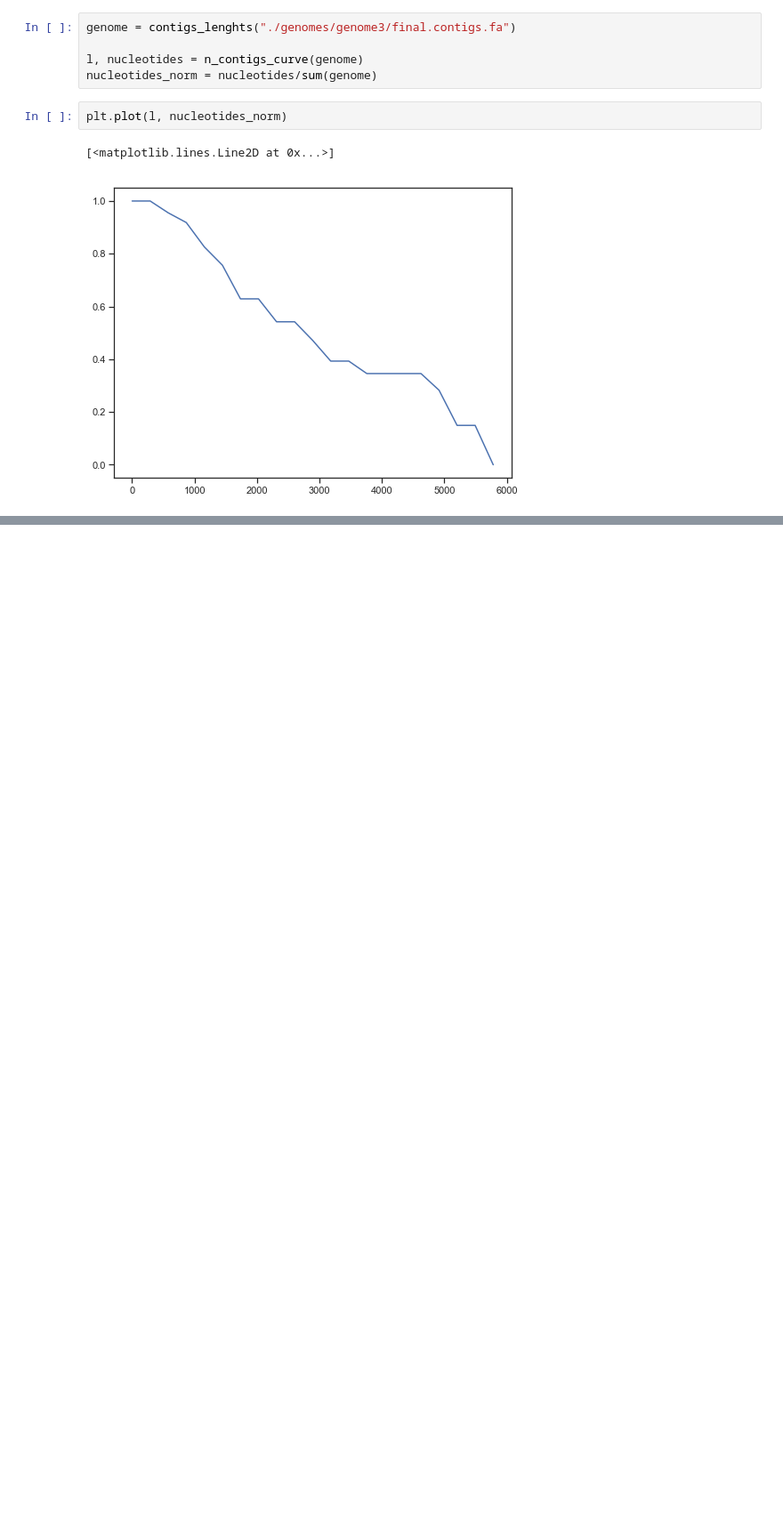
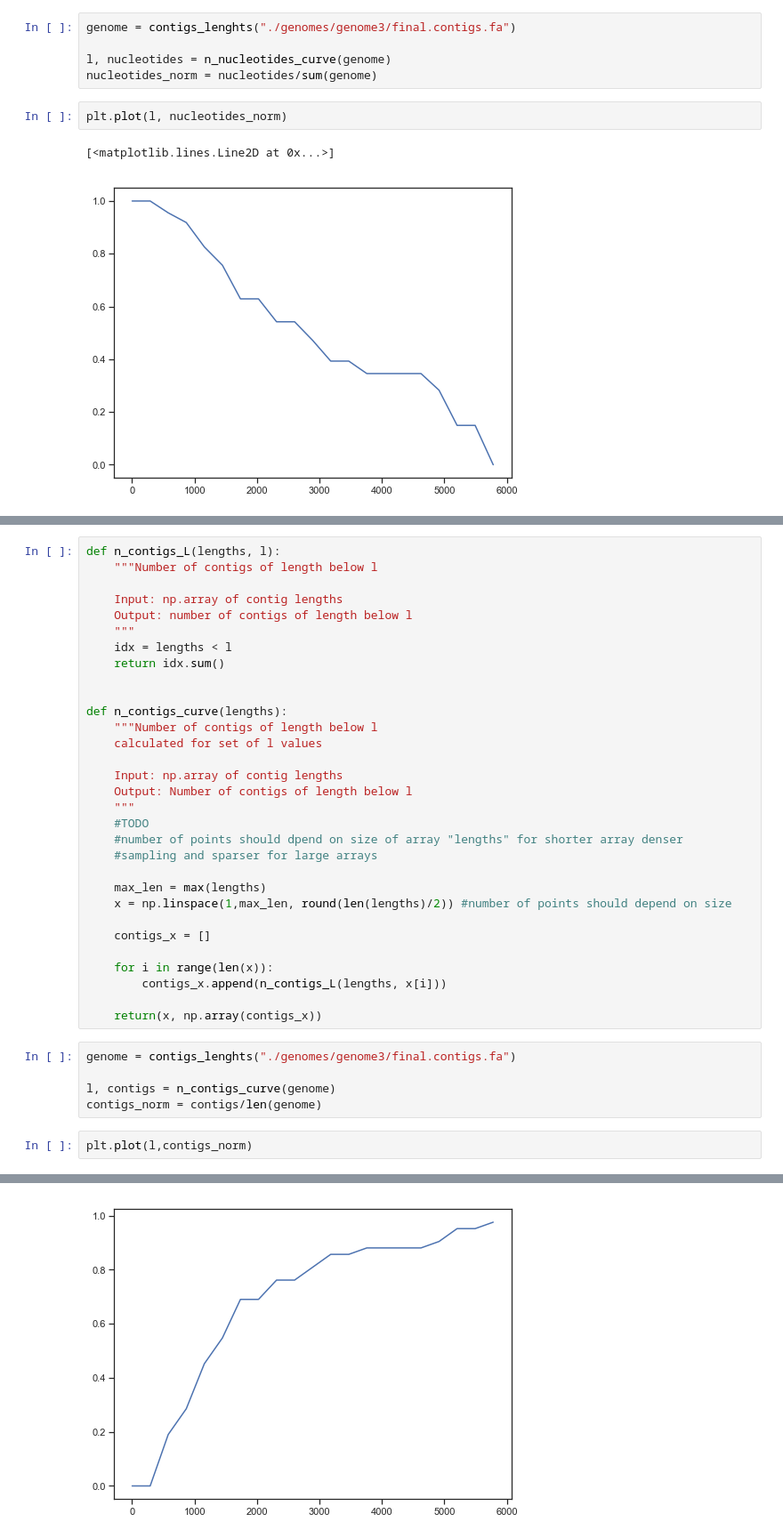
Before and after one commit to KubaWojciechowski/MetaBinQ, a Jupyter notebook: Basic_stats.ipynb, the cells around one changed output, grey strips where cells are left out. Shown: that part at 89% size. Saved outputs shown, nothing was run; the diff lists cells and outputs as text; blank space fills up the shorter version.

```diff
--- a/Basic_stats.ipynb
+++ b/Basic_stats.ipynb
@@ -131,7 +134,7 @@ def n_contigs_curve(lengths):
 # %%
 genome = contigs_lenghts("./genomes/genome3/final.contigs.fa")
 
-l, nucleotides = n_contigs_curve(genome)
+l, nucleotides = n_nucleotides_curve(genome)
 nucleotides_norm = nucleotides/sum(genome)
 # %%
 plt.plot(l, nucleotides_norm)
@@ -140,0 +146,39 @@ plt.plot(l, nucleotides_norm)
+# %%
+def n_contigs_L(lengths, l):
+    """Number of contigs of length below l
+
+    Input: np.array of contig lengths
+    Output: number of contigs of length below l
+    """
+    idx = lengths < l
+    return idx.sum()
+
+
+def n_contigs_curve(lengths):
+    """Number of contigs of length below l
+    calculated for set of l values
+
+    Input: np.array of contig lengths
+    Output: Number of contigs of length below l
+    """
+    #TODO
+    #number of points should dpend on size of array "lengths" for shorter array denser
+    #sampling and sparser for large arrays
+
+    max_len = max(lengths)
+    x = np.linspace(1,max_len, round(len(lengths)/2)) #number of points should depend on size
+
+    contigs_x = []
+
+    for i in range(len(x)):
+        contigs_x.append(n_contigs_L(lengths, x[i]))
+
+    return(x, np.array(contigs_x))
+# %%
+genome = contigs_lenghts("./genomes/genome3/final.contigs.fa")
+
+l, contigs = n_contigs_curve(genome)
+contigs_norm = contigs/len(genome)
+# %%
+plt.plot(l,contigs_norm)
+# %% [output]
@@ -140,0 +186 @@ plt.plot(l, nucleotides_norm)
+[figure, added]
```
Also changed, not shown: parts of 3 cells of this notebook.
